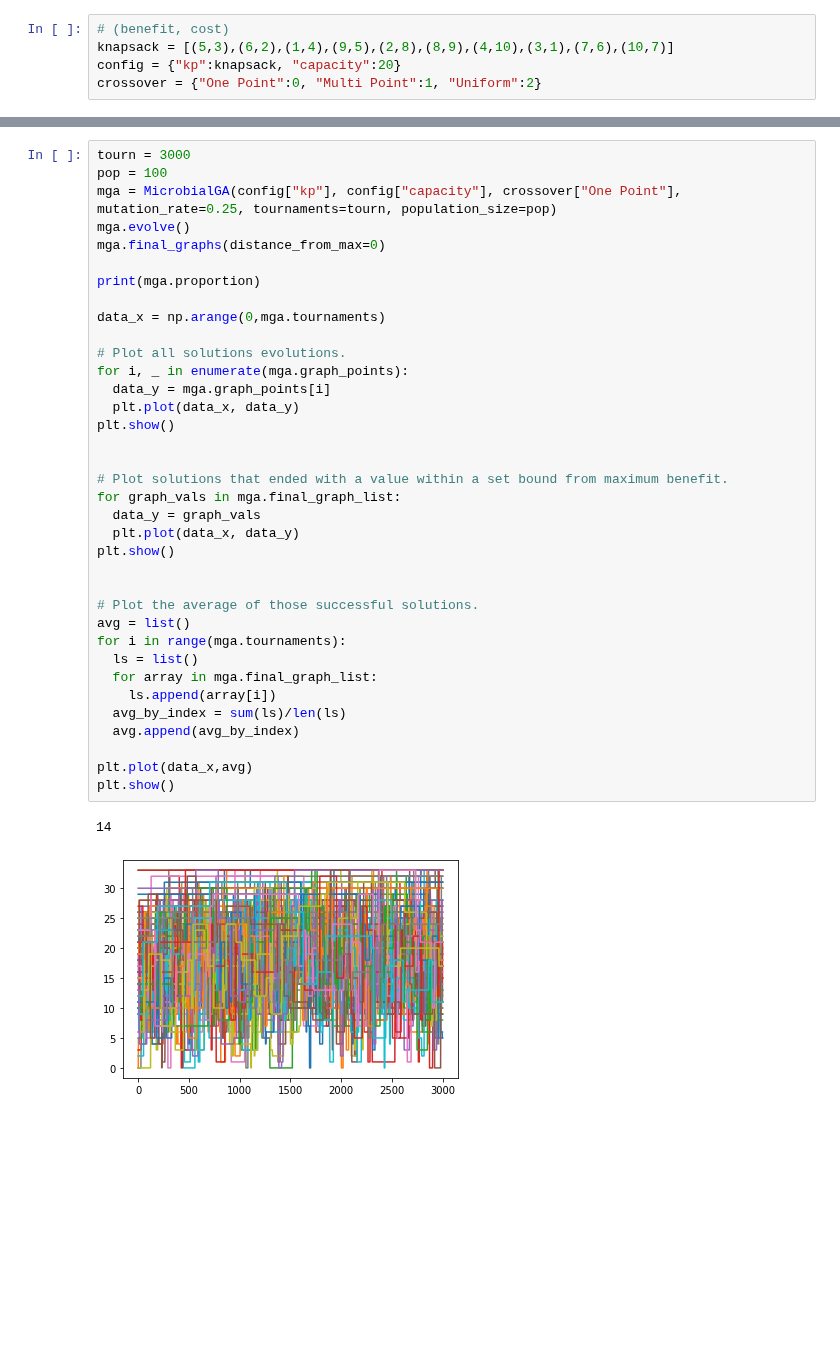
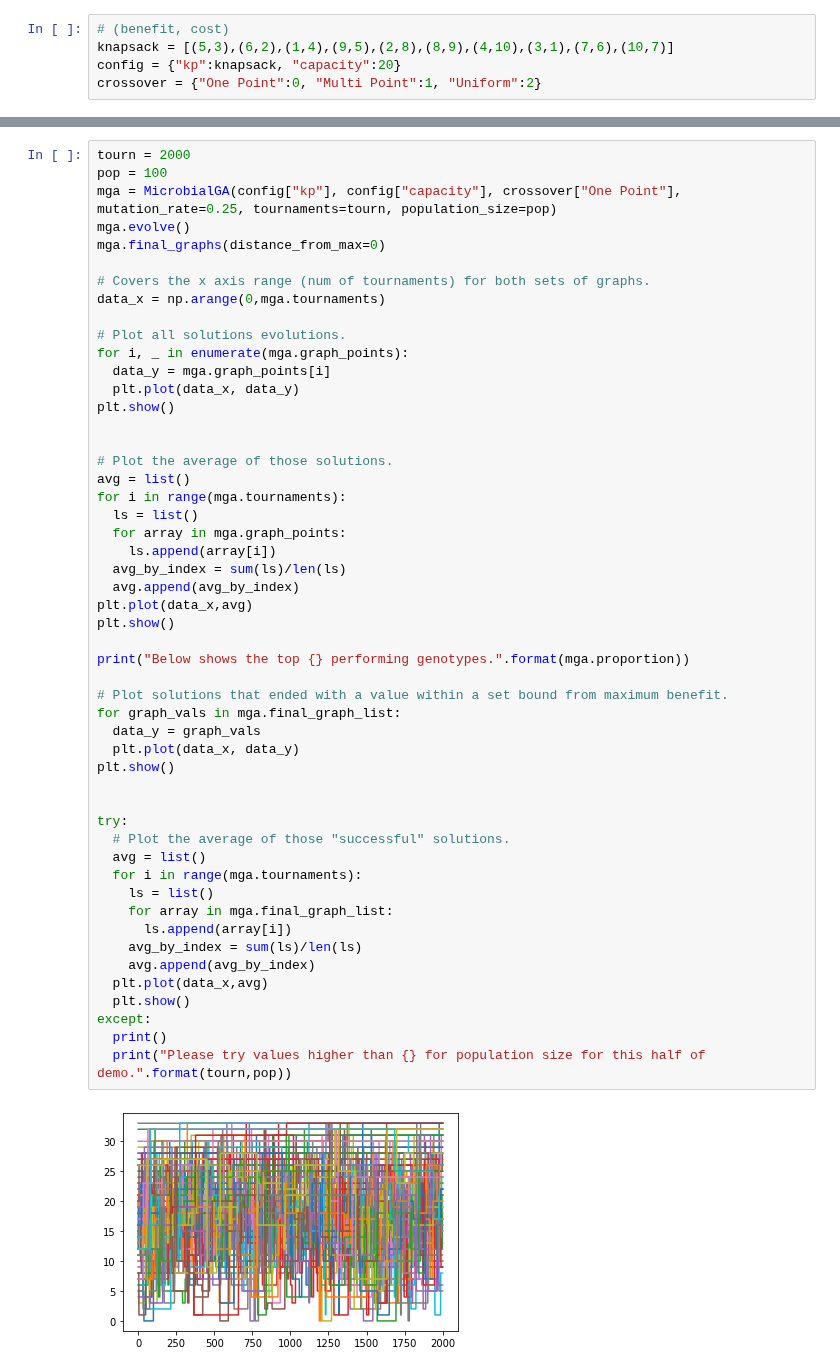
Before and after one commit to LordLean/Acquired-Intelligence-Adaptive-Behaviour, a Jupyter notebook: AIAB_Labs/microbialGA.ipynb, the cells around one changed output, grey strips where cells are left out. Saved outputs shown, nothing was run; the diff lists cells and outputs as text; blank space fills up the shorter version.

```diff
--- a/AIAB_Labs/microbialGA.ipynb
+++ b/AIAB_Labs/microbialGA.ipynb
@@ -311,39 +277,53 @@ Array Two: [0 1 1 1 0 0 0 1 0 0]
 # %%
-tourn = 3000
+tourn = 2000
 pop = 100
 mga = MicrobialGA(config["kp"], config["capacity"], crossover["One Point"], mutation_rate=0.25, tournaments=tourn, population_size=pop)
 mga.evolve()
 mga.final_graphs(distance_from_max=0)
 
-print(mga.proportion)
-
+# Covers the x axis range (num of tournaments) for both sets of graphs.
 data_x = np.arange(0,mga.tournaments)
 
 # Plot all solutions evolutions.
 for i, _ in enumerate(mga.graph_points):
   data_y = mga.graph_points[i]
   plt.plot(data_x, data_y)
 plt.show()
 
 
+# Plot the average of those solutions.
+avg = list()
+for i in range(mga.tournaments):
+  ls = list()
+  for array in mga.graph_points:
+    ls.append(array[i])
+  avg_by_index = sum(ls)/len(ls)
+  avg.append(avg_by_index)
+plt.plot(data_x,avg)
+plt.show()
+
+print("Below shows the top {} performing genotypes.".format(mga.proportion))
+
 # Plot solutions that ended with a value within a set bound from maximum benefit.
 for graph_vals in mga.final_graph_list:
   data_y = graph_vals
   plt.plot(data_x, data_y)
 plt.show()
 
 
-# Plot the average of those successful solutions.
-avg = list()
-for i in range(mga.tournaments):
-  ls = list()
-  for array in mga.final_graph_list:
-    ls.append(array[i])
-  avg_by_index = sum(ls)/len(ls)
-  avg.append(avg_by_index)
-
-plt.plot(data_x,avg)
-plt.show()
+try:
+  # Plot the average of those "successful" solutions.
+  avg = list()
+  for i in range(mga.tournaments):
+    ls = list()
+    for array in mga.final_graph_list:
+      ls.append(array[i])
+    avg_by_index = sum(ls)/len(ls)
+    avg.append(avg_by_index)
+  plt.plot(data_x,avg)
+  plt.show()
+except:
+  print()
+  print("Please try values higher than {} for population size for this half of demo.".format(tourn,pop))
 # %% [output]
-14
-[figure, old version]
+[figure, new version]
```
Also changed, not shown: parts of 5 cells of this notebook.
